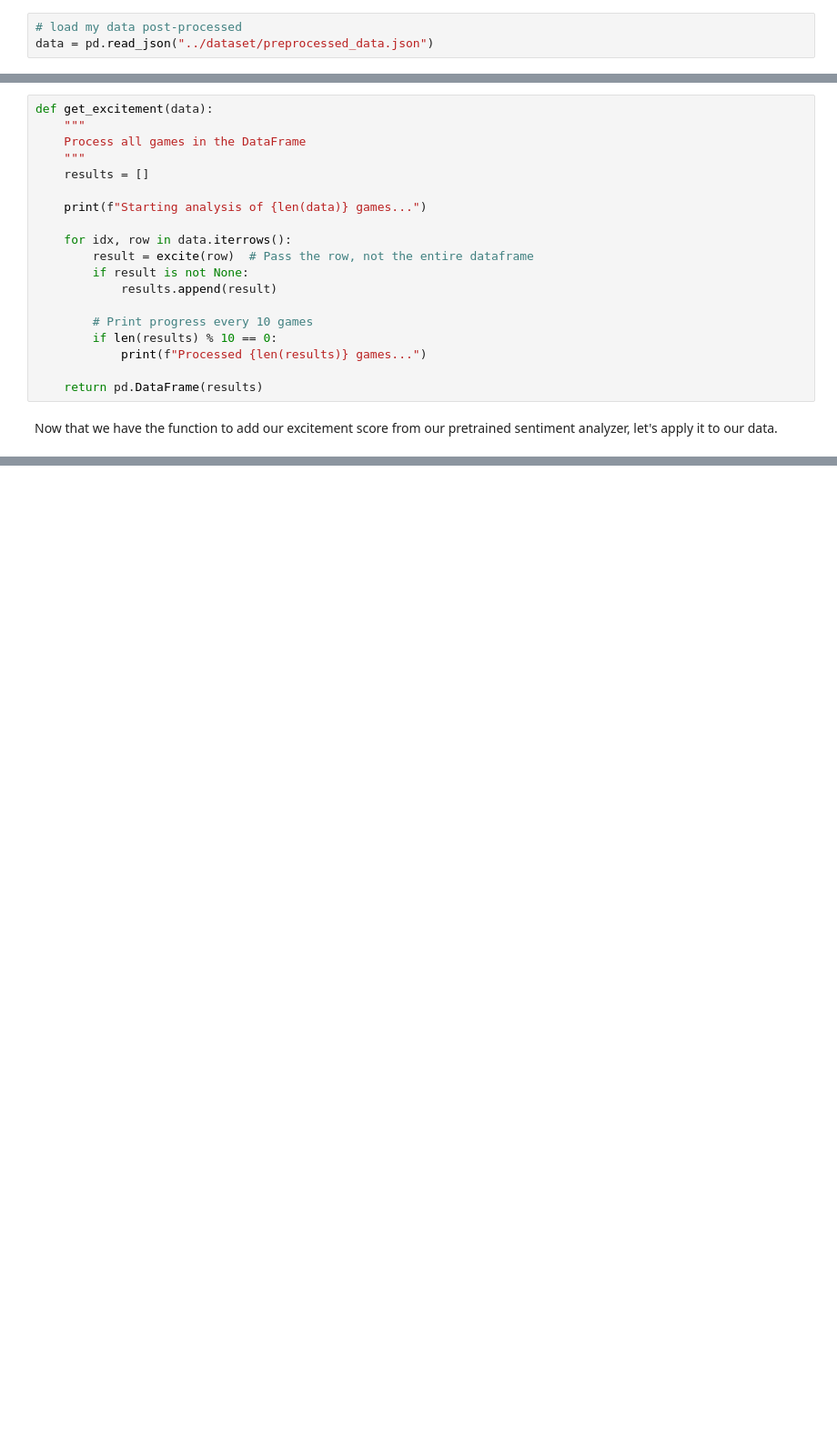
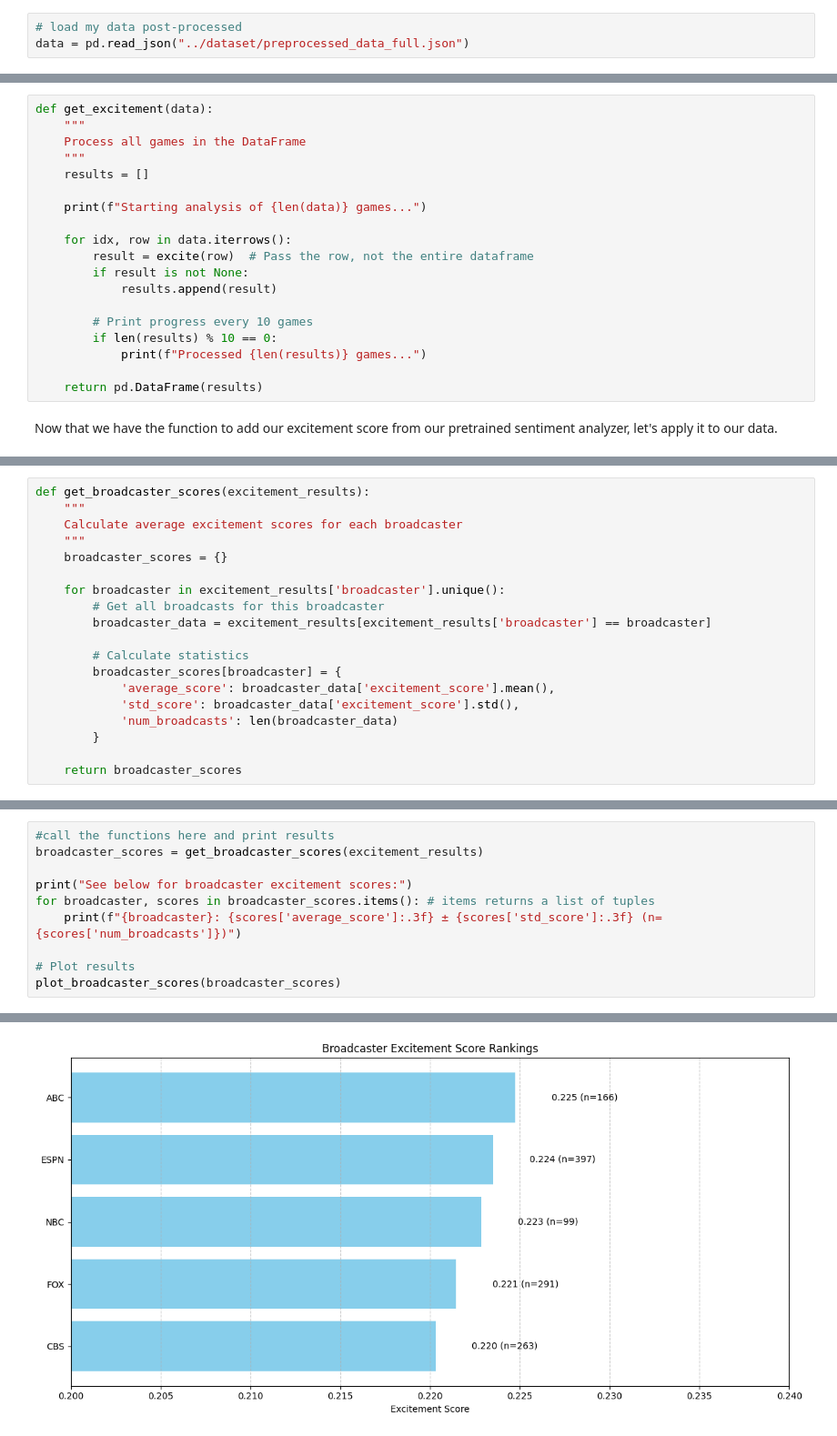
Before and after one commit to tmayer10/NLP_finalProject, a Jupyter notebook: notebooks/Excitement.ipynb, the cells around one changed output, grey strips where cells are left out. Shown at 91% size. Saved outputs shown, nothing was run; the diff lists cells and outputs as text; blank space fills up the shorter version.

```diff
--- a/notebooks/Excitement.ipynb
+++ b/notebooks/Excitement.ipynb
@@ -51,7 +33,7 @@ Requirement already satisfied: hf_xet in /Users/tommayer/.pyenv/versions/3.12.6/
 Let's add our data from our preproccessed notebook in this repo.
 # %%
 # load my data post-processed
-data = pd.read_json("../dataset/preprocessed_data.json")
+data = pd.read_json("../dataset/preprocessed_data_full.json")
 # %%
 data.head()
 # %% [output]
@@ -197,0 +170,19 @@ KeyboardInterrupt:
+# %%
+def get_broadcaster_scores(excitement_results):
+    """
+    Calculate average excitement scores for each broadcaster
+    """
+    broadcaster_scores = {}
+
+    for broadcaster in excitement_results['broadcaster'].unique():
+        # Get all broadcasts for this broadcaster
+        broadcaster_data = excitement_results[excitement_results['broadcaster'] == broadcaster]
+
+        # Calculate statistics
+        broadcaster_scores[broadcaster] = {
+            'average_score': broadcaster_data['excitement_score'].mean(),
+            'std_score': broadcaster_data['excitement_score'].std(),
+            'num_broadcasts': len(broadcaster_data)
+        }
+
+    return broadcaster_scores
@@ -197,0 +227,11 @@ KeyboardInterrupt:
+# %%
+#call the functions here and print results
+broadcaster_scores = get_broadcaster_scores(excitement_results)
+
+print("See below for broadcaster excitement scores:")
+for broadcaster, scores in broadcaster_scores.items(): # items returns a list of tuples
+    print(f"{broadcaster}: {scores['average_score']:.3f} ± {scores['std_score']:.3f} (n={scores['num_broadcasts']})")
+
+# Plot results
+plot_broadcaster_scores(broadcaster_scores)
+# %% [output]
@@ -197,0 +244 @@ KeyboardInterrupt:
+[figure, added]
```
Also changed, not shown: parts of 7 cells of this notebook, 26 other files.
